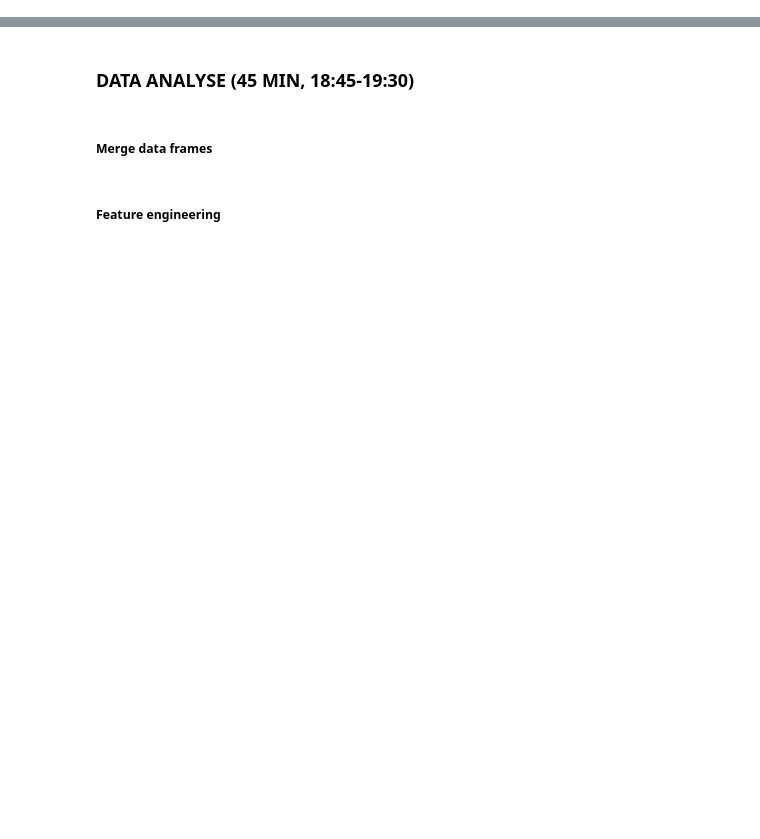
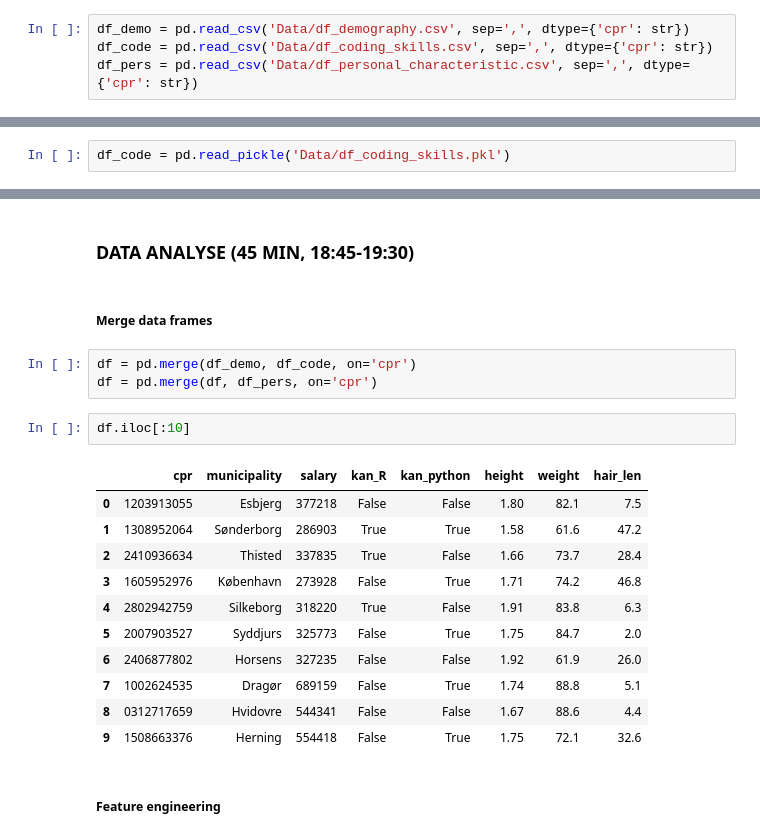
Before and after one commit to jessalfredsen/kom_godt_igang_med_python, a Jupyter notebook: main.ipynb, the cells around one changed output, grey strips where cells are left out. Cells and saved outputs as stored; diff of their text form; blank space fills up the shorter version.

```diff
--- a/main.ipynb
+++ b/main.ipynb
@@ -251,3 +435,7 @@ import numpy as np
 ### DATA INDSAMLING (15 min, 18:30 - 18:45)
 # %% [markdown]
 ##### Indlæsning af data (txt, csv, Stata, SAS, SPSS, osv.)
+# %%
+df_demo = pd.read_csv('Data/df_demography.csv', sep=',', dtype={'cpr': str})
+df_code = pd.read_csv('Data/df_coding_skills.csv', sep=',', dtype={'cpr': str})
+df_pers = pd.read_csv('Data/df_personal_characteristic.csv', sep=',', dtype={'cpr': str})
@@ -254,3 +444,5 @@ import numpy as np
+# %%
+df_code = pd.read_pickle('Data/df_coding_skills.pkl')
 # %% [markdown]
 ##### Databaser
 # %% [markdown]
@@ -261,5 +488,22 @@ import numpy as np
 ### DATA ANALYSE (45 MIN, 18:45-19:30)
 # %% [markdown]
 ##### Merge data frames
+# %%
+df = pd.merge(df_demo, df_code, on='cpr')
+df = pd.merge(df, df_pers, on='cpr')
+# %%
+df.iloc[:10]
+# %% [output]
+|  | cpr | municipality | salary | kan_R | kan_python | height | weight | hair_len |
+| 0 | 1203913055 | Esbjerg | 377218 | False | False | 1.80 | 82.1 | 7.5 |
+| 1 | 1308952064 | Sønderborg | 286903 | True | True | 1.58 | 61.6 | 47.2 |
+| 2 | 2410936634 | Thisted | 337835 | True | False | 1.66 | 73.7 | 28.4 |
+| 3 | 1605952976 | København | 273928 | False | True | 1.71 | 74.2 | 46.8 |
+| 4 | 2802942759 | Silkeborg | 318220 | True | False | 1.91 | 83.8 | 6.3 |
+| 5 | 2007903527 | Syddjurs | 325773 | False | True | 1.75 | 84.7 | 2.0 |
+| 6 | 2406877802 | Horsens | 327235 | False | False | 1.92 | 61.9 | 26.0 |
+| 7 | 1002624535 | Dragør | 689159 | False | True | 1.74 | 88.8 | 5.1 |
+| 8 | 0312717659 | Hvidovre | 544341 | False | False | 1.67 | 88.6 | 4.4 |
+| 9 | 1508663376 | Herning | 554418 | False | True | 1.75 | 72.1 | 32.6 |
 # %% [markdown]
 ##### Feature engineering
```
Also changed, not shown: parts of 62 cells of this notebook, 5 other files.
